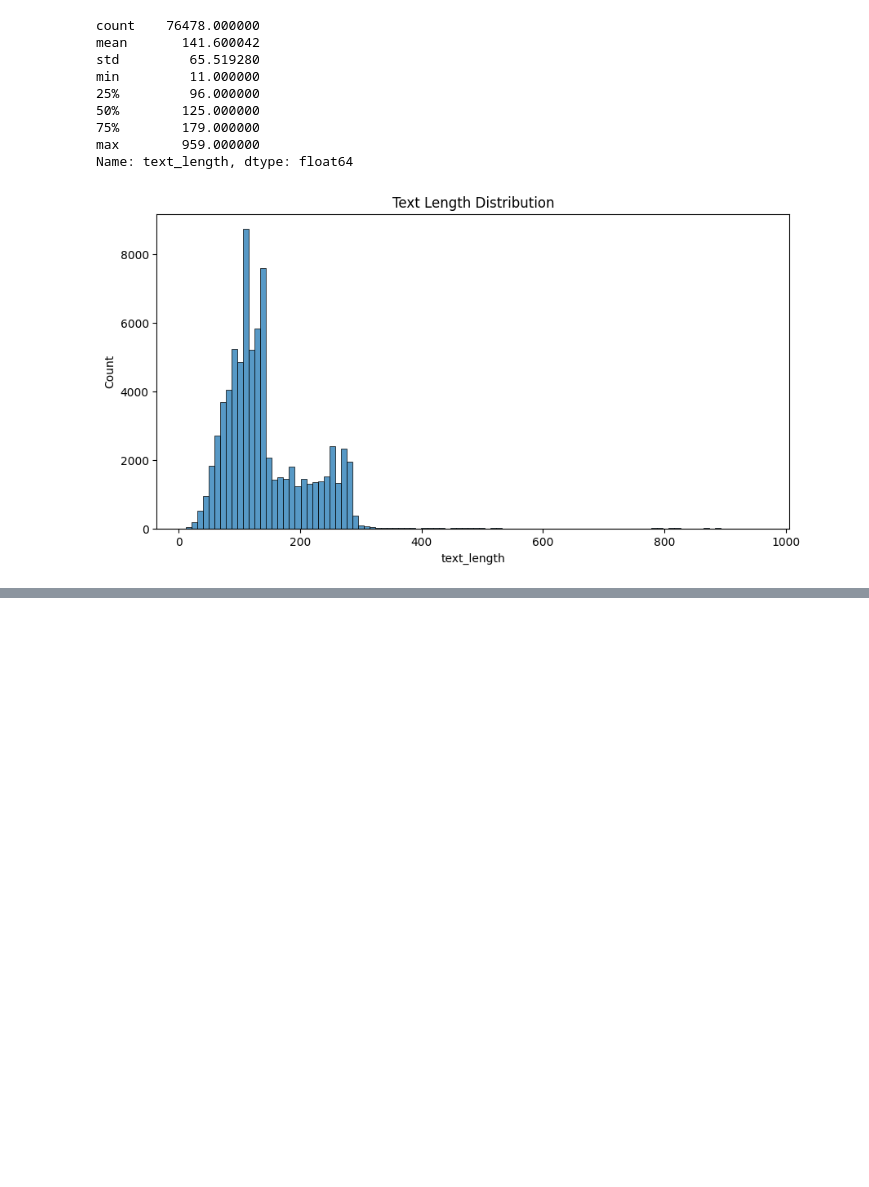
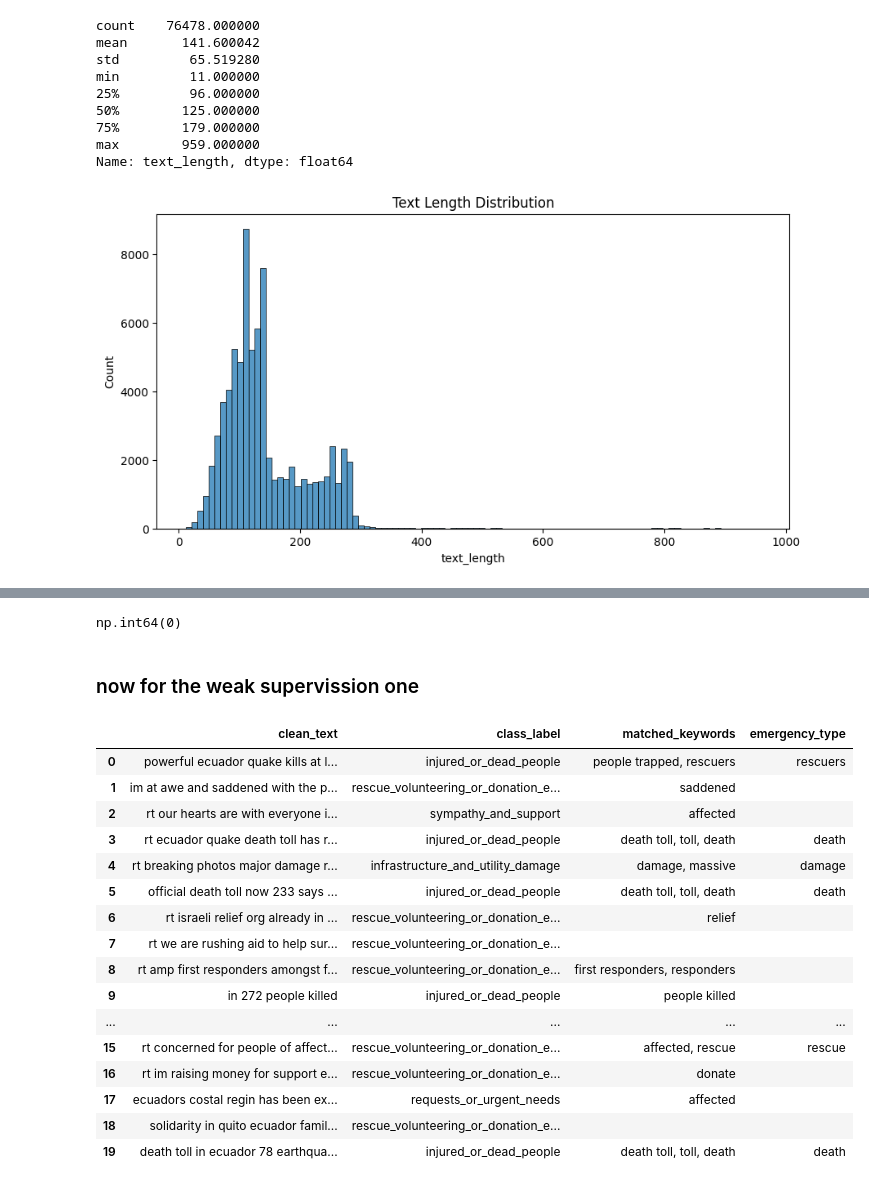
Before and after one commit to gitcrusher/EmergencyQ, a Jupyter notebook: dataset/notebooks/eda.ipynb, the cells around one changed output, grey strips where cells are left out. Cells and saved outputs as stored; diff of their text form; code cells hidden in the pictures; blank space fills up the shorter version.

```diff
--- a/dataset/notebooks/eda.ipynb
+++ b/dataset/notebooks/eda.ipynb
@@ -223,0 +305,9 @@ Error:
+# %%
+df['matched_keywords'].isnull().sum()
+# %% [output]
+np.int64(0)
+# %% [markdown]
+### now for the weak supervission one
+# %%
+
+wmd = pd.read_csv("../processed/weak_mapping_dataset.csv")
@@ -223,0 +330,56 @@ Error:
+# %%
+# FUNCTION TO CREATE EMERGENCY TYPE
+
+def get_emergency_type(matched_keywords):
+
+    # convert string list -> python list
+    if isinstance(matched_keywords, str):
+
+        try:
+            matched_keywords = ast.literal_eval(matched_keywords)
+
+        except:
+            matched_keywords = matched_keywords.split(",")
+
+    disasters = []
+
+    for keyword in matched_keywords:
+
+        keyword = str(keyword).strip().lower()
+
+        if keyword in keyword_to_disaster:
+
+            disasters.append(
+                keyword_to_disaster[keyword]
+            )
+
+        # remove duplicates
+    return list(dict.fromkeys(disasters))
+# %%
+df["emergency_type"] = df["matched_keywords"].apply(
+    get_emergency_type
+)
+# %%
+df["emergency_type"] = df["emergency_type"].apply(
+    lambda x: ", ".join(x)
+)
+# %%
+df.head(20)
+# %% [output]
+|  | clean_text | class_label | matched_keywords | emergency_type |
+| 0 | powerful ecuador quake kills at l... | injured_or_dead_people | people trapped, rescuers | rescuers |
+| 1 | im at awe and saddened with the p... | rescue_volunteering_or_donation_e... | saddened |  |
+| 2 | rt our hearts are with everyone i... | sympathy_and_support | affected |  |
+| 3 | rt ecuador quake death toll has r... | injured_or_dead_people | death toll, toll, death | death |
+| 4 | rt breaking photos major damage r... | infrastructure_and_utility_damage | damage, massive | damage |
+| 5 | official death toll now 233 says ... | injured_or_dead_people | death toll, toll, death | death |
+| 6 | rt israeli relief org already in ... | rescue_volunteering_or_donation_e... | relief |  |
+| 7 | rt we are rushing aid to help sur... | rescue_volunteering_or_donation_e... |  |  |
+| 8 | rt amp first responders amongst f... | rescue_volunteering_or_donation_e... | first responders, responders |  |
+| 9 | in 272 people killed | injured_or_dead_people | people killed |  |
+| ... | ... | ... | ... | ... |
+| 15 | rt concerned for people of affect... | rescue_volunteering_or_donation_e... | affected, rescue | rescue |
+| 16 | rt im raising money for support e... | rescue_volunteering_or_donation_e... | donate |  |
+| 17 | ecuadors costal regin has been ex... | requests_or_urgent_needs | affected |  |
+| 18 | solidarity in quito ecuador famil... | rescue_volunteering_or_donation_e... |  |  |
+| 19 | death toll in ecuador 78 earthqua... | injured_or_dead_people | death toll, toll, death | death |
```
Also changed, not shown: parts of 27 cells of this notebook, 3 other files.
